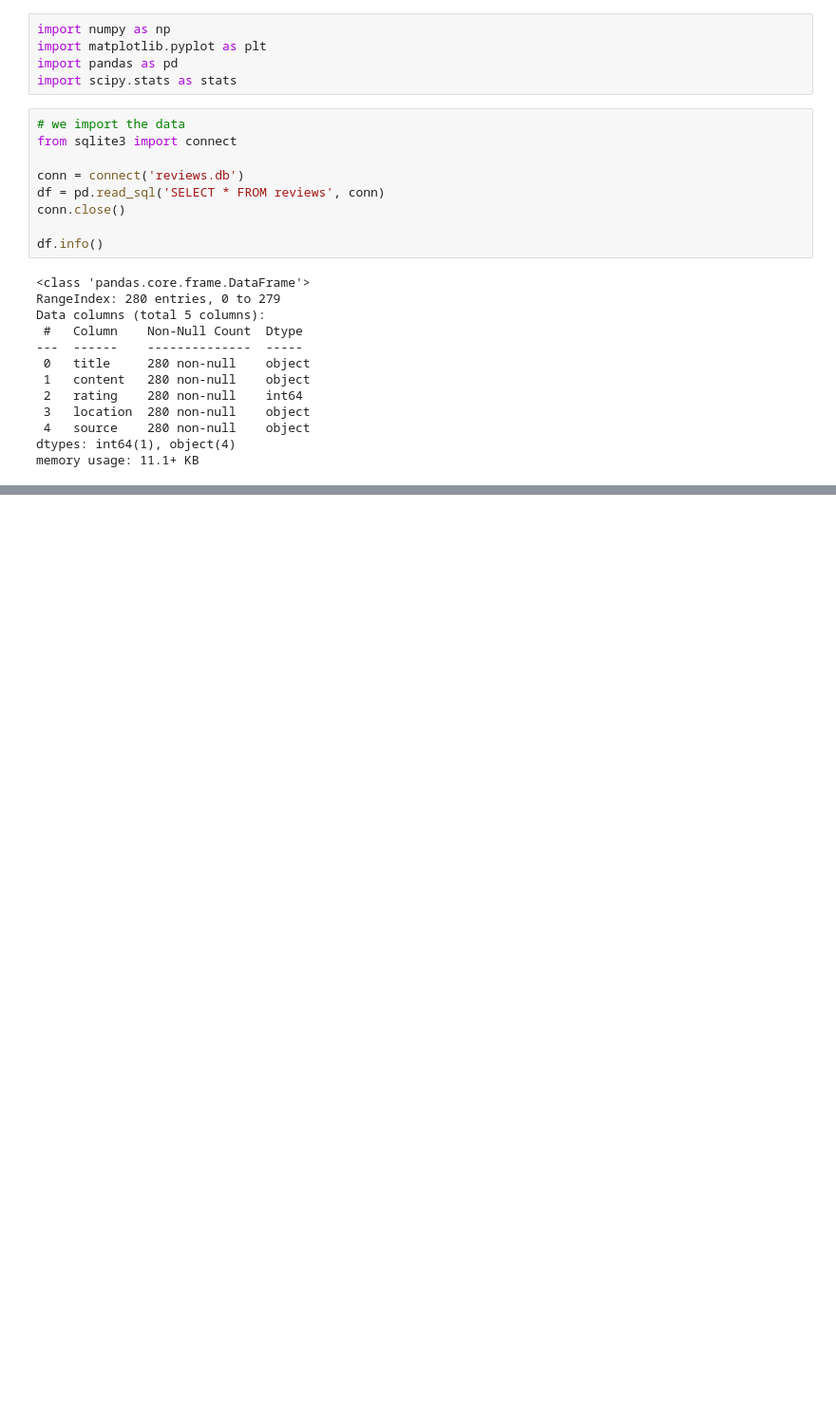
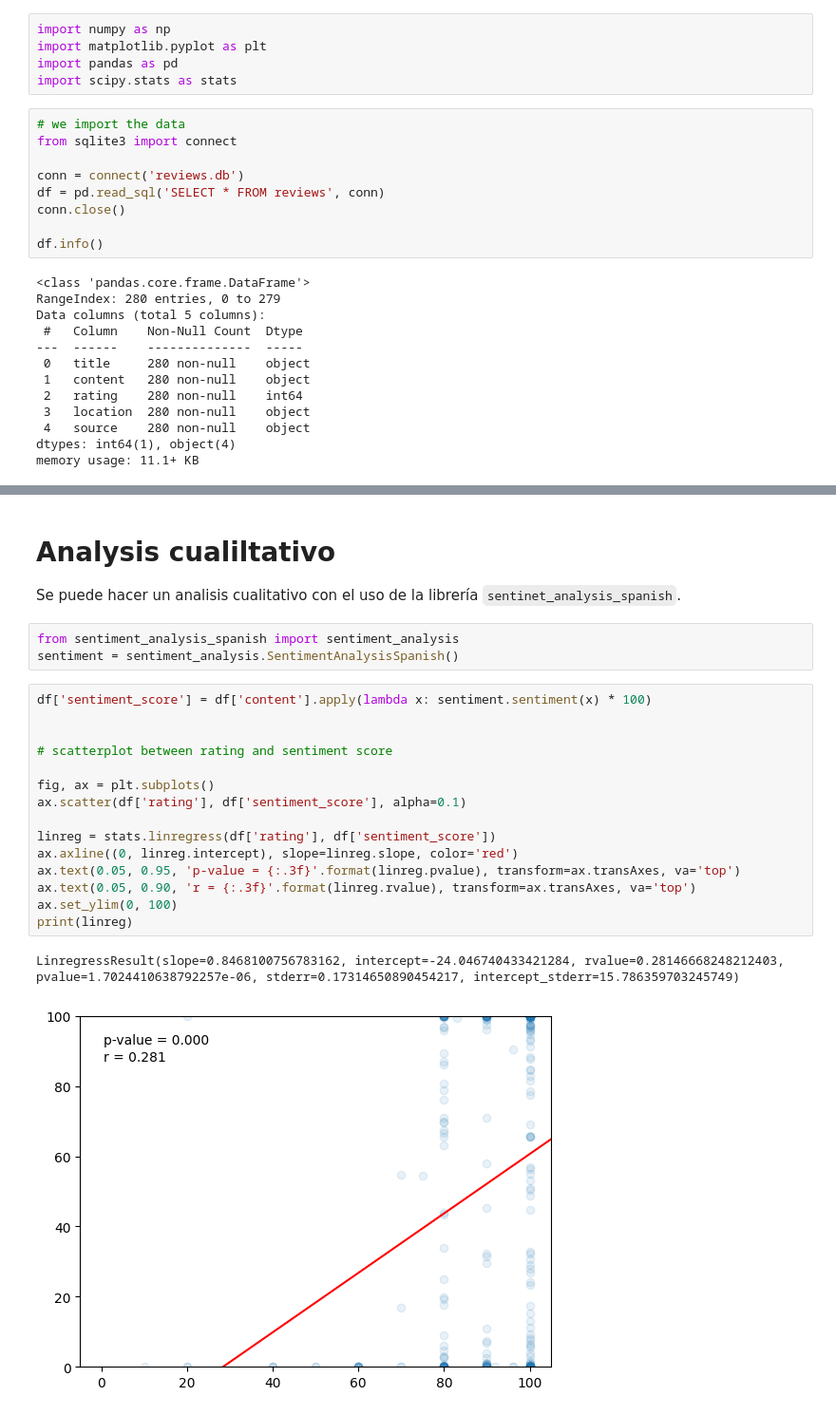
Before and after one commit to Aurora2500/FMCC, a Jupyter notebook: entrega_5/estudio.ipynb, the cells around one changed output, grey strips where cells are left out. Shown: that part at 95% size. Cells and saved outputs as stored; diff of their text form; blank space fills up the shorter version.

```diff
--- a/entrega_5/estudio.ipynb
+++ b/entrega_5/estudio.ipynb
@@ -47,0 +81,25 @@ plt.show()
+# %% [markdown]
+# Analysis cualiltativo
+
+Se puede hacer un analisis cualitativo con el uso de la librería `sentinet_analysis_spanish`.
+# %%
+from sentiment_analysis_spanish import sentiment_analysis
+sentiment = sentiment_analysis.SentimentAnalysisSpanish()
+# %%
+df['sentiment_score'] = df['content'].apply(lambda x: sentiment.sentiment(x) * 100)
+
+
+# scatterplot between rating and sentiment score
+
+fig, ax = plt.subplots()
+ax.scatter(df['rating'], df['sentiment_score'], alpha=0.1)
+
+linreg = stats.linregress(df['rating'], df['sentiment_score'])
+ax.axline((0, linreg.intercept), slope=linreg.slope, color='red')
+ax.text(0.05, 0.95, 'p-value = {:.3f}'.format(linreg.pvalue), transform=ax.transAxes, va='top')
+ax.text(0.05, 0.90, 'r = {:.3f}'.format(linreg.rvalue), transform=ax.transAxes, va='top')
+ax.set_ylim(0, 100)
+print(linreg)
+# %% [output]
+LinregressResult(slope=0.8468100756783162, intercept=-24.046740433421284, rvalue=0.28146668248212403, pvalue=1.7024410638792257e-06, stderr=0.17314650890454217, intercept_stderr=15.786359703245749)
+[figure, added]
```
Also changed, not shown: parts of 6 cells of this notebook.
